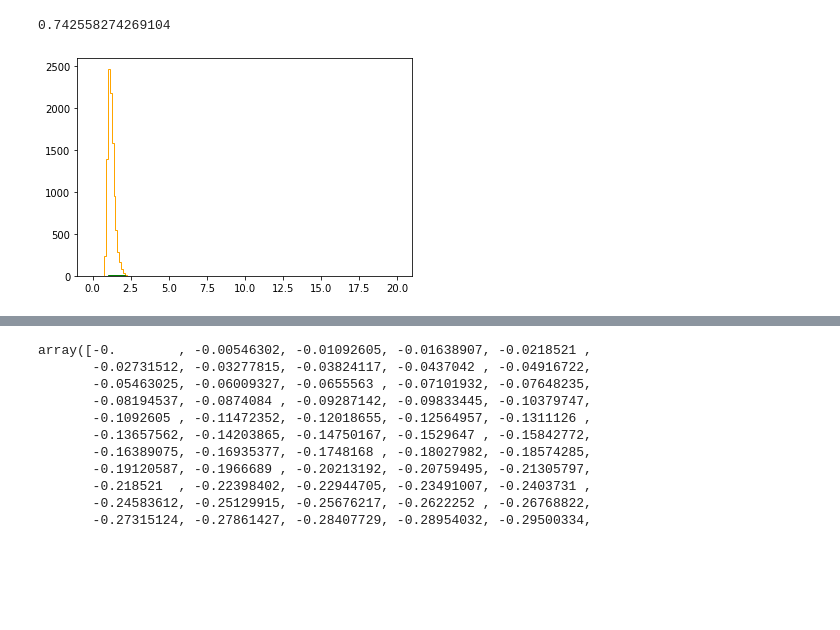
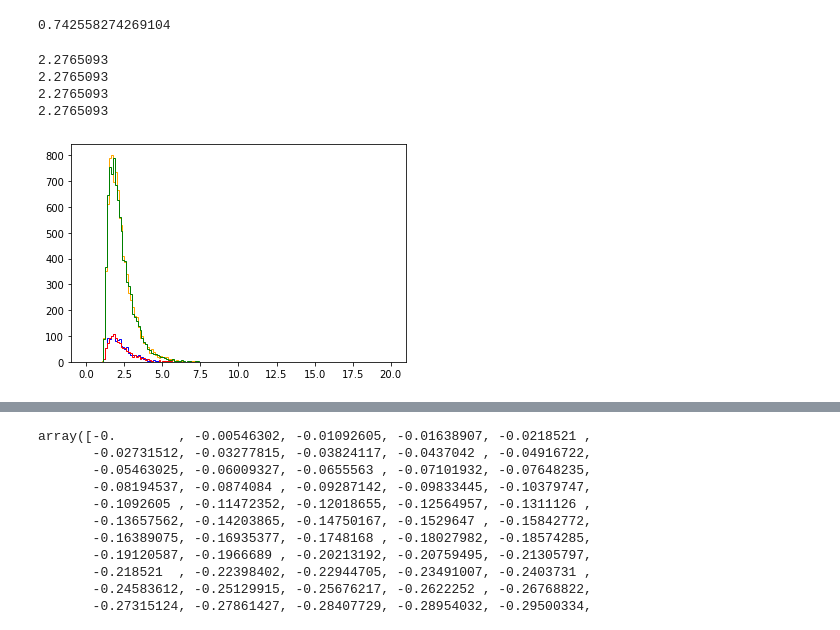
Before and after one commit to AlexanderFengler/LAN_scripts, a Jupyter notebook: tests_simulator_speed.ipynb, the cells around one changed output, grey strips where cells are left out. Cells and saved outputs as stored; diff of their text form; code cells hidden in the pictures; blank space fills up the shorter version.

```diff
--- a/tests_simulator_speed.ipynb
+++ b/tests_simulator_speed.ipynb
@@ -75,22 +75,27 @@ print(elapsed / 100)
 # %% [output]
 0.742558274269104
 # %%
-model = 'ddm_par2_angle_no_bias'
+model = 'ddm_par2_no_bias'
 #d_s = [0, 0.25, 0.5, 1]
 
-theta = [3.0, -2.0, -2.0, 2.00, 0.5, 0.8]
+theta = [1.0, 0.0, 0.0, 1.0, 1.0]
 out = ssms.basic_simulators.simulator(theta = theta,
                                       model = model,
-                                      n_samples = 10000)
+                                      n_samples = 20000)
 
 #if d == 0:
 color = ['blue', 'red', 'orange', 'green']
 cnt = 0
 for c in [0, 1, 2, 3]:
     plt.hist(out['rts'][out['choices'] == c], range = (0, 20), bins = 160, histtype = 'step', color = color[c])
     cnt += 1
+    print(np.mean(out['rts']))
 
 #else:
 #plt.hist(out['rts'][out['choices'] == 3], range = (0, 1), bins = 100, histtype = 'step', alpha = d, color = 'black')
 # %% [output]
+2.2765093
+2.2765093
+2.2765093
+2.2765093
-[figure, old version]
+[figure, new version]
```
Also changed, not shown: parts of 3 cells of this notebook, 48 other files.
